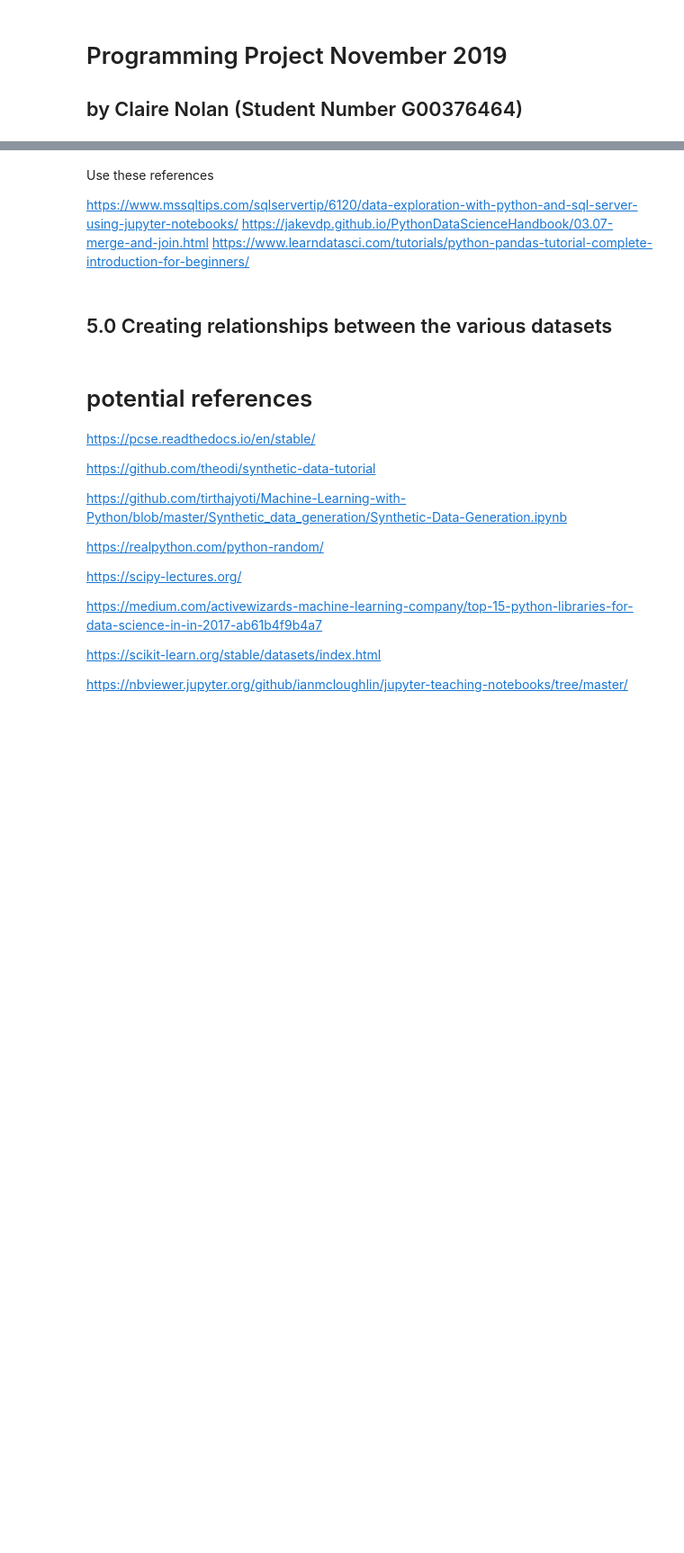
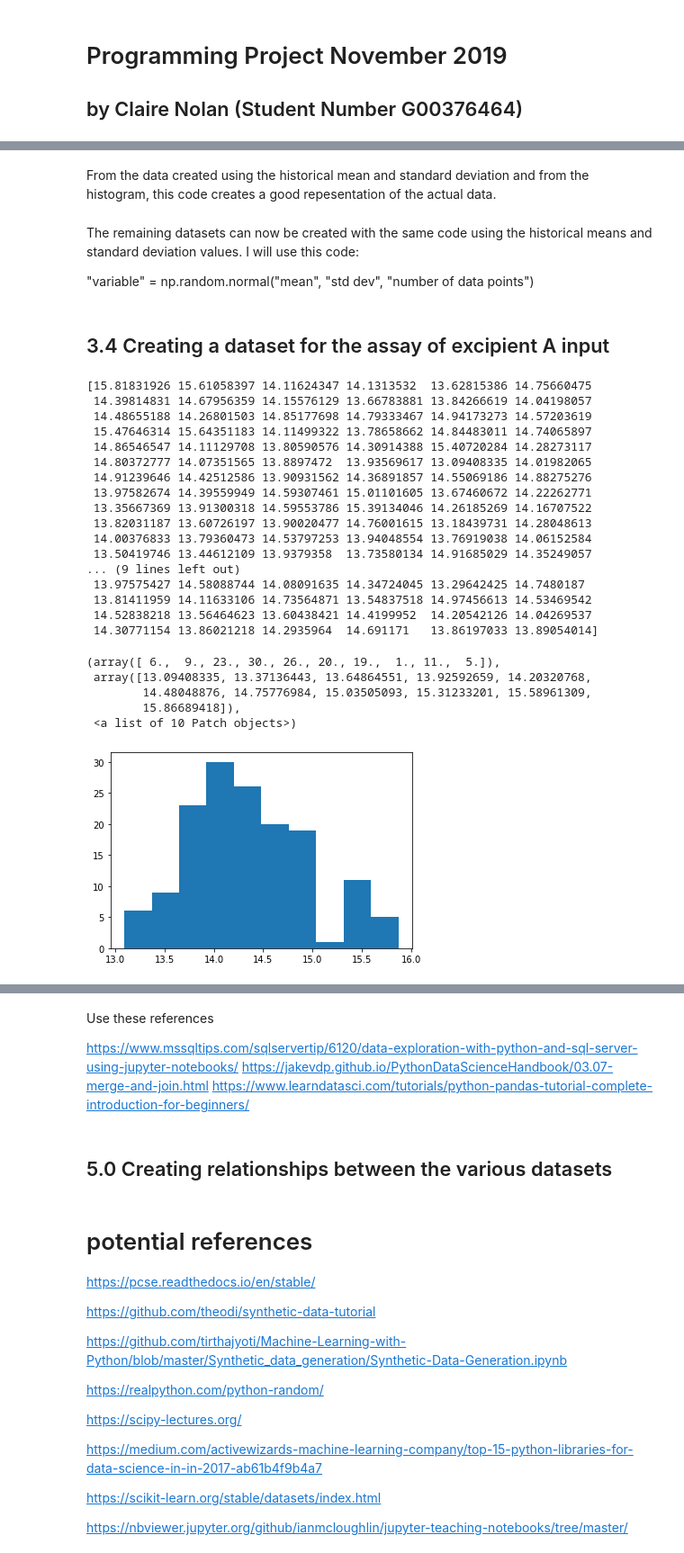
Before and after one commit to ClaireGMIT/ProgrammingProjectNOV2019, a Jupyter notebook: ProgrammingProjectNOV2019.ipynb, the cells around one changed output, grey strips where cells are left out. Shown at 90% size. Drawn from its saved outputs; the diff is of its cells as text; code cells hidden in the pictures; blank space fills up the shorter version.

```diff
--- a/ProgrammingProjectNOV2019.ipynb
+++ b/ProgrammingProjectNOV2019.ipynb
@@ -421,0 +302,42 @@ aggregation?
+# %% [markdown]
+From the data created using the historical mean and standard deviation and from the histogram, this code creates a good repesentation of the actual data.
+# %% [markdown]
+The remaining datasets can now be created with the same code using the historical means and standard deviation values. I will use this code:
+
+"variable" = np.random.normal("mean", "std dev", "number of data points")
+# %% [markdown]
+## 3.4 Creating a dataset for the assay of excipient A input
+# %%
+# Assay of excipient A - specification 12.3 - 15.8mg.
+
+# Create a list of 150 normally distributed numbers where mean is 14.4 and standard deviation is 0.580.
+
+assay = np.random.normal(14.4, 0.580, 150)
+
+print(assay)
+
+plt.hist(assay) # display results as a histogram plot
+# %% [output]
+[15.81831926 15.61058397 14.11624347 14.1313532  13.62815386 14.75660475
+ 14.39814831 14.67956359 14.15576129 13.66783881 13.84266619 14.04198057
+ 14.48655188 14.26801503 14.85177698 14.79333467 14.94173273 14.57203619
+ 15.47646314 15.64351183 14.11499322 13.78658662 14.84483011 14.74065897
+ 14.86546547 14.11129708 13.80590576 14.30914388 15.40720284 14.28273117
+ 14.80372777 14.07351565 13.8897472  13.93569617 13.09408335 14.01982065
+ 14.91239646 14.42512586 13.90931562 14.36891857 14.55069186 14.88275276
+ 13.97582674 14.39559949 14.59307461 15.01101605 13.67460672 14.22262771
+ 13.35667369 13.91300318 14.59553786 15.39134046 14.26185269 14.16707522
+ 13.82031187 13.60726197 13.90020477 14.76001615 13.18439731 14.28048613
+ 14.00376833 13.79360473 14.53797253 13.94048554 13.76919038 14.06152584
+ 13.50419746 13.44612109 13.9379358  13.73580134 14.91685029 14.35249057
+... (9 lines left out)
+ 13.97575427 14.58088744 14.08091635 14.34724045 13.29642425 14.7480187
+ 13.81411959 14.11633106 14.73564871 13.54837518 14.97456613 14.53469542
+ 14.52838218 13.56464623 13.60438421 14.4199952  14.20542126 14.04269537
+ 14.30771154 13.86021218 14.2935964  14.691171   13.86197033 13.89054014]
+(array([ 6.,  9., 23., 30., 26., 20., 19.,  1., 11.,  5.]),
+ array([13.09408335, 13.37136443, 13.64864551, 13.92592659, 14.20320768,
+        14.48048876, 14.75776984, 15.03505093, 15.31233201, 15.58961309,
+        15.86689418]),
+ <a list of 10 Patch objects>)
+[figure, added]
```
Also changed, not shown: parts of 102 cells of this notebook, 1 other file.
